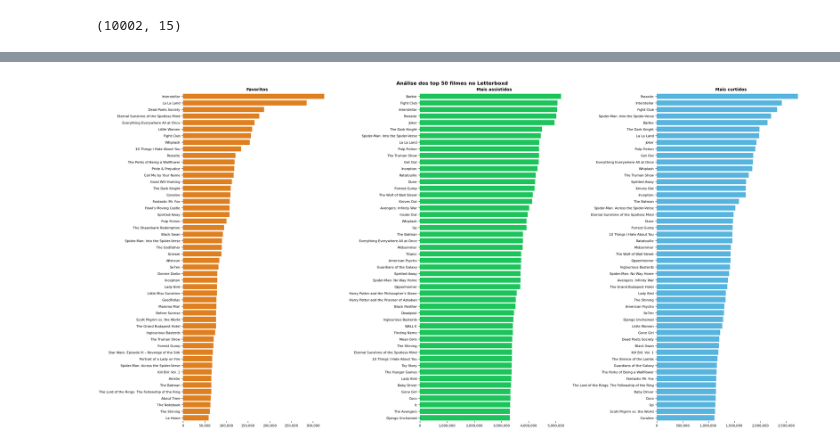
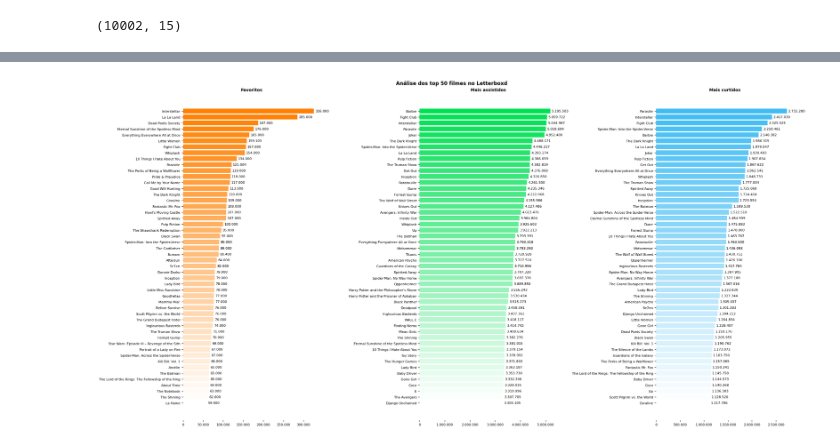
Before and after one commit to marlondeoliveirameth/LetterboxdTopMovies, a Jupyter notebook: letterboxd.ipynb, the cells around one changed output, grey strips where cells are left out. Cells and saved outputs as stored; diff of their text form; code cells hidden in the pictures.

```diff
--- a/letterboxd.ipynb
+++ b/letterboxd.ipynb
@@ -76,40 +77,40 @@ df.drop_duplicates(inplace=True)
 # %%
 classifi_ge = df.groupby("Film_title")["Fans"].sum().nlargest(50).reset_index()
 classfi_mov = df.groupby("Film_title")["Watches"].sum().nlargest(50).reset_index()
 classfi_li = df.groupby("Film_title")["Likes"].sum().nlargest(50).reset_index()
 
 fig, axes = plt.subplots(1, 3, figsize=(24, 12))
-
 fig.suptitle("Análise dos top 50 filmes no Letterboxd", fontsize=12, fontweight="bold")
 
-sns.barplot(data=classifi_ge, x="Fans", y="Film_title", color="#ff8000", ax=axes[0])
-axes[0].set_title("Favoritos", fontsize=10, fontweight="bold")
-axes[0].set_xlabel("", fontsize=8)
-axes[0].set_ylabel("", fontsize=8)
-axes[0].tick_params(axis='y', labelsize=8)
-axes[0].tick_params(axis='x', labelsize=8)
+def draw_gradient_bars(ax, df, value_col, base_color, title):
+    n = len(df)
+    cmap = LinearSegmentedColormap.from_list('grad', [base_color, '#ffffff'])
+    colors = [cmap(i/(n-1) if n>1 else 0) for i in range(n)]
+    y_pos = np.arange(n)
+    ax.barh(y_pos, df[value_col], color=colors, edgecolor=None)
+    ax.set_yticks(y_pos)
+    ax.set_yticklabels(df['Film_title'])
+    ax.invert_yaxis()
+    ax.set_title(title, fontsize=10, fontweight='bold')
+    ax.set_xlabel('', fontsize=8)
+    ax.set_ylabel('', fontsize=8)
+    ax.tick_params(axis='y', labelsize=8)
+    ax.tick_params(axis='x', labelsize=8)
+    ax.xaxis.set_major_formatter(FuncFormatter(lambda x, _: '{:,.0f}'.format(x).replace(',', '.')))
+    x_max = df[value_col].max() if n>0 else 0
+    offset = x_max * 0.01
+    for i, val in enumerate(df[value_col]):
+        ax.text(val + offset, i, f"{val:,.0f}".replace(',', '.'), va='center', fontsize=8)
 
-sns.barplot(data=classfi_mov, x="Watches", y="Film_title", color="#00e054", ax=axes[1])
-axes[1].set_title("Mais assistidos", fontsize=10, fontweight="bold")
-axes[1].set_xlabel("", fontsize=8)
-axes[1].set_ylabel("", fontsize=8)
-axes[1].tick_params(axis='y', labelsize=8)
-axes[1].tick_params(axis='x', labelsize=8)
-
-sns.barplot(data=classfi_li, x="Likes", y="Film_title", color="#40bcf4", ax=axes[2])
-axes[2].set_title("Mais curtidos", fontsize=10, fontweight="bold")
-axes[2].set_xlabel("", fontsize=8)
-axes[2].set_ylabel("", fontsize=8)
-axes[2].tick_params(axis='y', labelsize=8)
-axes[2].tick_params(axis='x', labelsize=8)
+draw_gradient_bars(axes[0], classifi_ge, 'Fans', '#ff8000', 'Favoritos')
+draw_gradient_bars(axes[1], classfi_mov, 'Watches', '#00e054', 'Mais assistidos')
+draw_gradient_bars(axes[2], classfi_li, 'Likes', '#40bcf4', 'Mais curtidos')
 
 for ax in axes:
     for spine in ['top', 'right', 'left', 'bottom']:
         ax.spines[spine].set_visible(False)
-    ax.ticklabel_format(style='plain', axis='x')
-    ax.xaxis.set_major_formatter(FuncFormatter(lambda x, _: '{:,.0f}'.format(x)))
 
 plt.tight_layout()
 plt.show()
 # %% [output]
-[figure, old version]
+[figure, new version]
```
Also changed, not shown: parts of 3 cells of this notebook.
